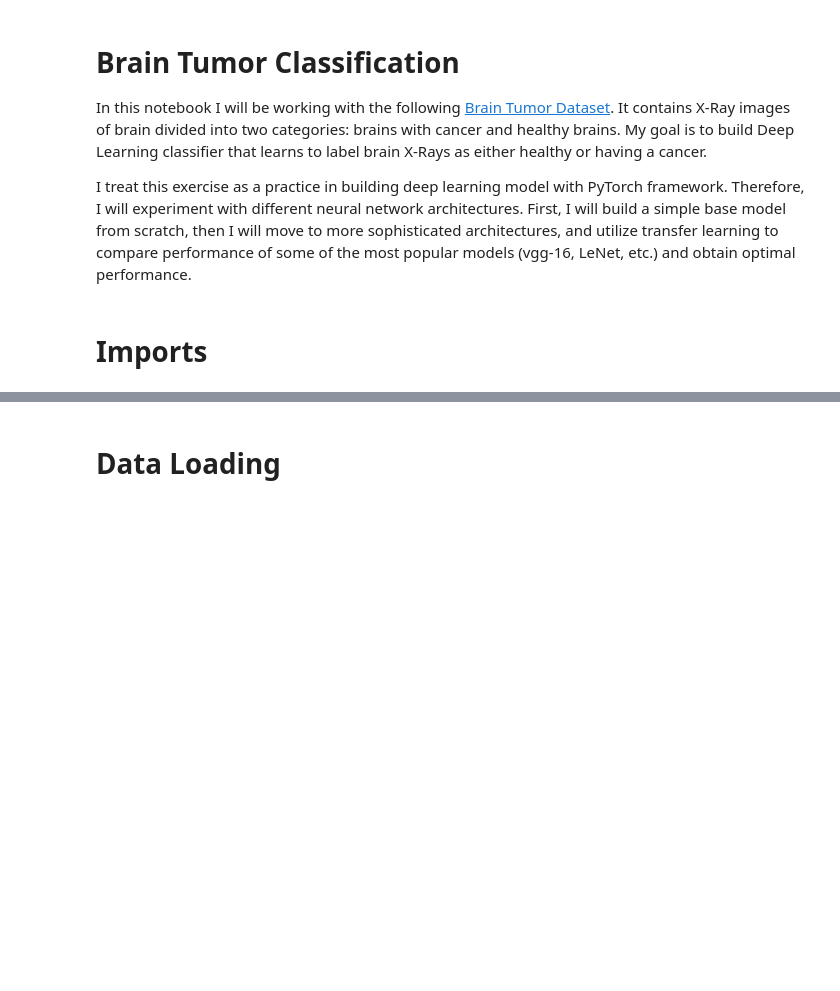
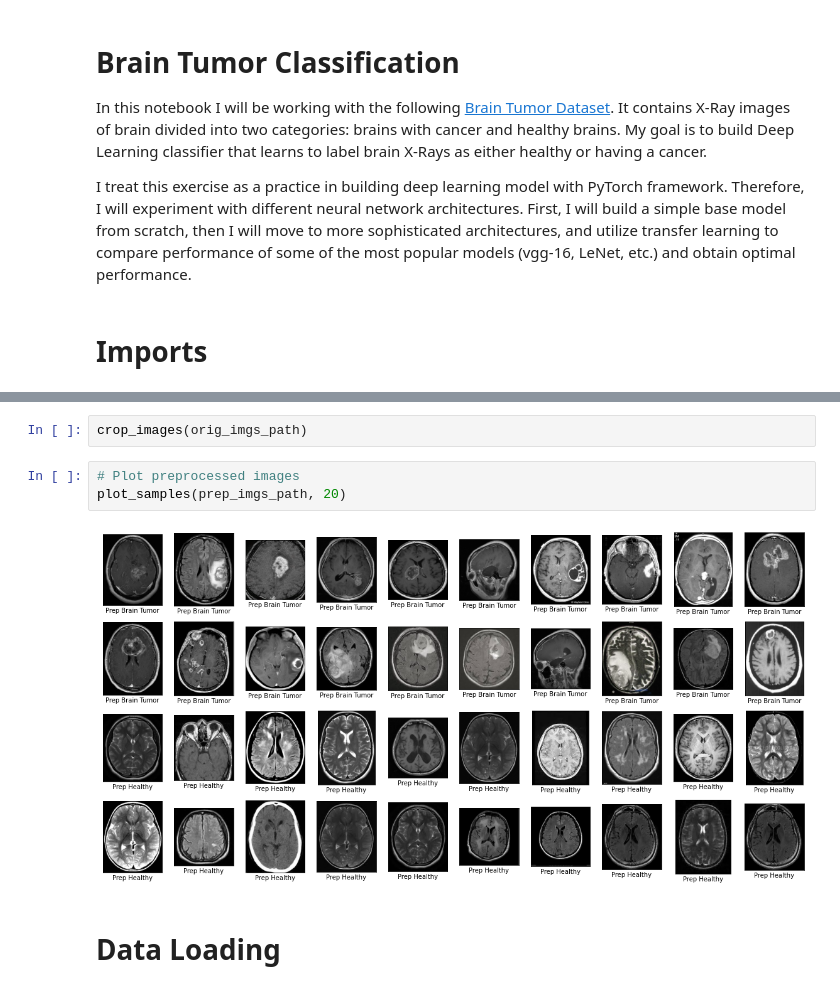
Before and after one commit to KOLA16/Brain-Tumor-Classification, a Jupyter notebook: brain_tumor_classification.ipynb, the cells around one changed output, grey strips where cells are left out. Saved outputs shown, nothing was run; the diff lists cells and outputs as text; blank space fills up the shorter version.

```diff
--- a/brain_tumor_classification.ipynb
+++ b/brain_tumor_classification.ipynb
@@ -72,3 +136,10 @@ plot_samples(root_dir, 20)
+# %%
+crop_images(orig_imgs_path)
+# %%
+# Plot preprocessed images
+plot_samples(prep_imgs_path, 20)
+# %% [output]
+[figure, added]
 # %% [markdown]
 # Data Loading
 # %%
```
Also changed, not shown: parts of 10 cells of this notebook, 1 other file.
